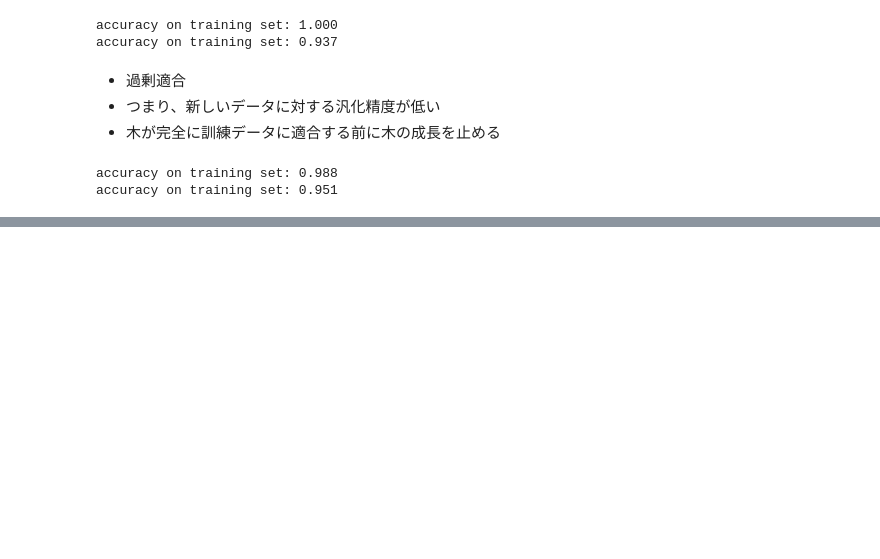
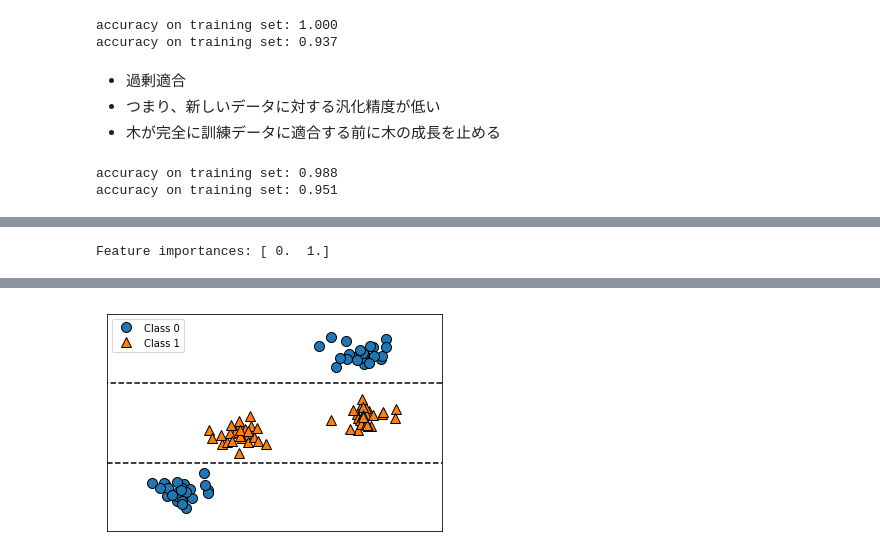
Before and after one commit to aki-06/sklearn, a Jupyter notebook: 決定木.ipynb, the cells around one changed output, grey strips where cells are left out. Saved outputs shown, nothing was run; the diff lists cells and outputs as text; code cells hidden in the pictures; blank space fills up the shorter version.

```diff
--- a/決定木.ipynb
+++ b/決定木.ipynb
@@ -51,0 +96,5 @@ accuracy on training set: 0.951
+# %%
+tree = mglearn.plots.plot_tree_not_monotone()
+display(tree)
+# %% [output]
+Feature importances: [ 0.  1.]
@@ -51,0 +102 @@ accuracy on training set: 0.951
+[figure, added]
```
Also changed, not shown: parts of 14 cells of this notebook, 2 other files.
